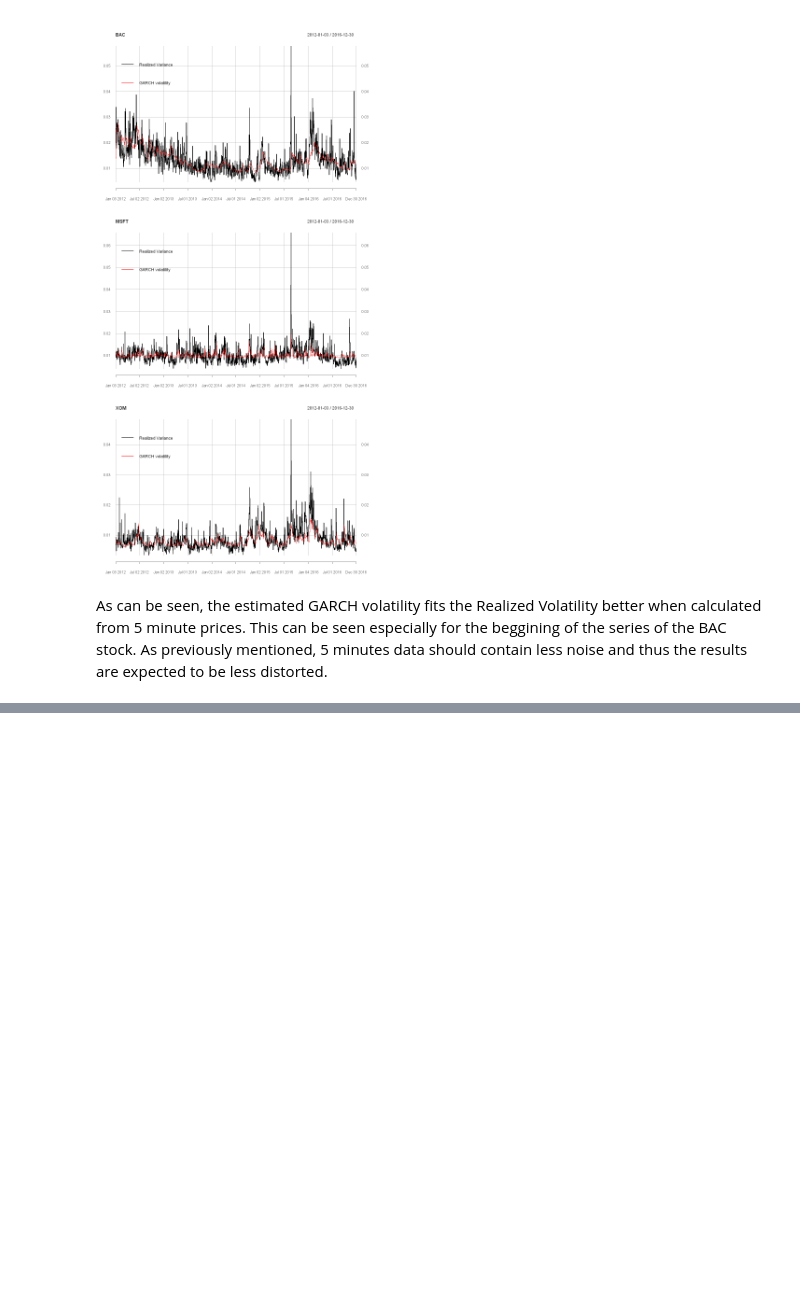
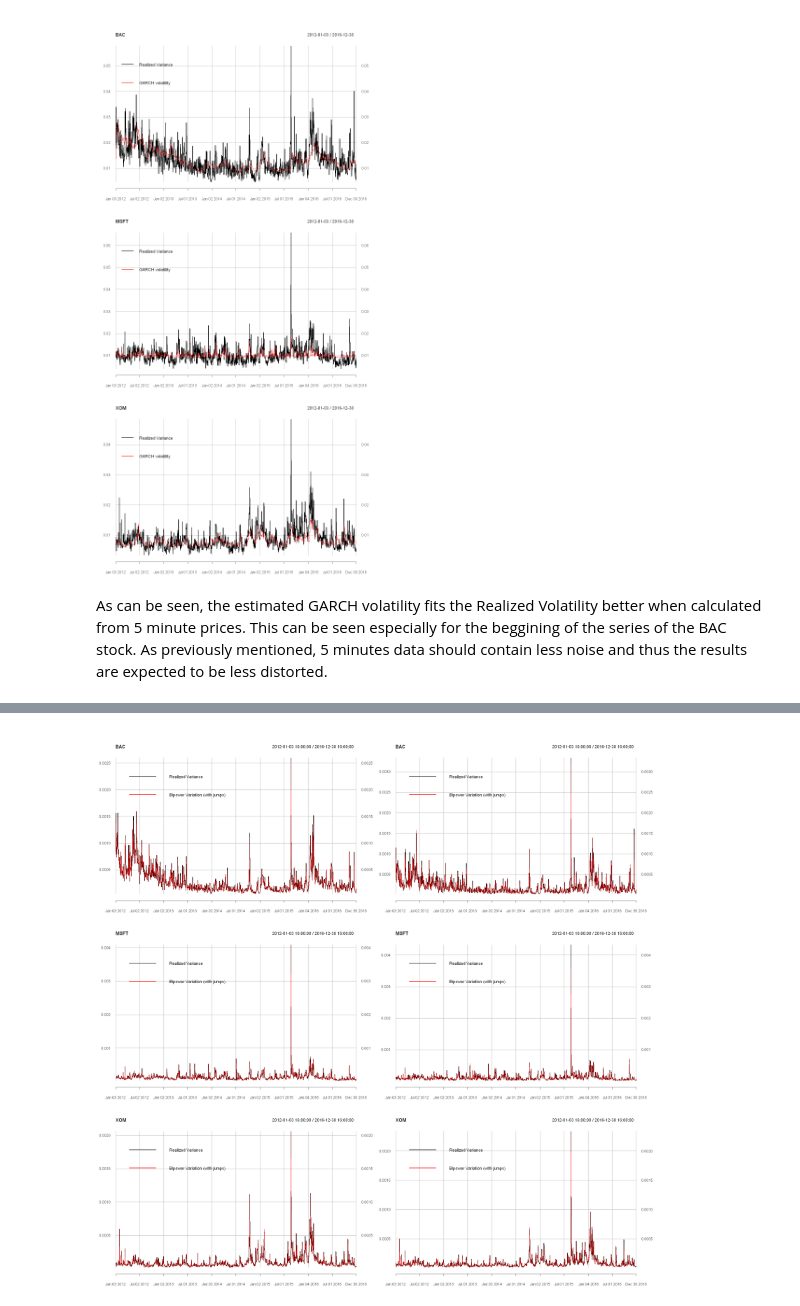
Before and after one commit to JanK0095/Financial-Econometrics-Course-Projects, a Jupyter notebook: HW3/FE1_HW3_Kubal_Mattanelli.ipynb, the cells around one changed output, grey strips where cells are left out. Cells and saved outputs as stored; diff of their text form; code cells hidden in the pictures; blank space fills up the shorter version.

```diff
--- a/HW3/FE1_HW3_Kubal_Mattanelli.ipynb
+++ b/HW3/FE1_HW3_Kubal_Mattanelli.ipynb
@@ -1114,0 +1140,17 @@ As can be seen, the estimated GARCH volatility fits the Realized Volatility bett
+# %%
+options(repr.plot.width = 20, repr.plot.height = 20)
+par(mfcol = c(3, 2))
+for (i in 1:3) {
+    plot_holder <- plot(real_var_from_prices[[i]], main = stock_names[i])
+    plot_holder <- lines(bpv[[i]] + jumps_signif[[i]], col = "red")
+    plot_holder <- addLegend("topleft", on = 1, legend.names = c("Realized Variance", "Bipower Variation (with jumps)"), col = c("black", "red"), lty = 1, bty = "n", lwd = 2)
+    print(plot_holder)
+}
+for (i in 1:3) {
+    plot_holder <- plot(real_var_from_5min_prices[[i]], main = stock_names[i])
+    plot_holder <- lines(bpv_5min[[i]] + jumps_signif_5min[[i]], col = "red")
+    plot_holder <- addLegend("topleft", on = 1, legend.names = c("Realized Variance", "Bipower Variation (with jumps)"), col = c("black", "red"), lty = 1, bty = "n", lwd = 2)
+    print(plot_holder)
+}
+# %% [output]
+[figure, added]
```
Also changed, not shown: parts of 7 cells of this notebook.
